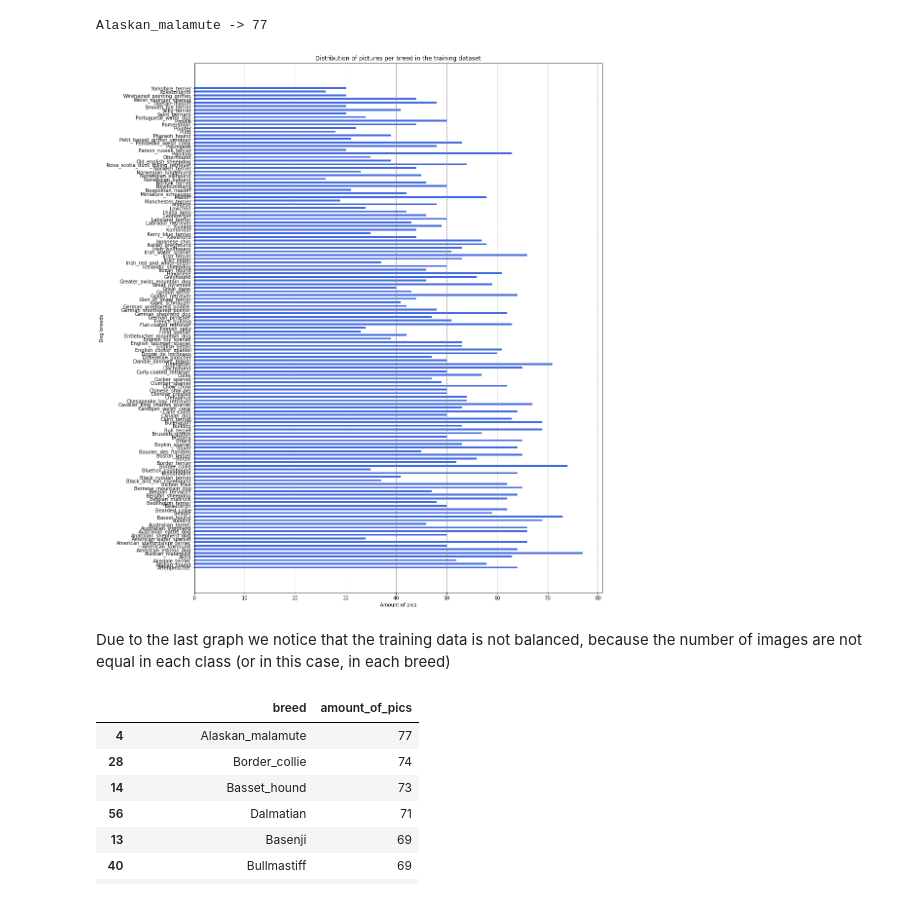
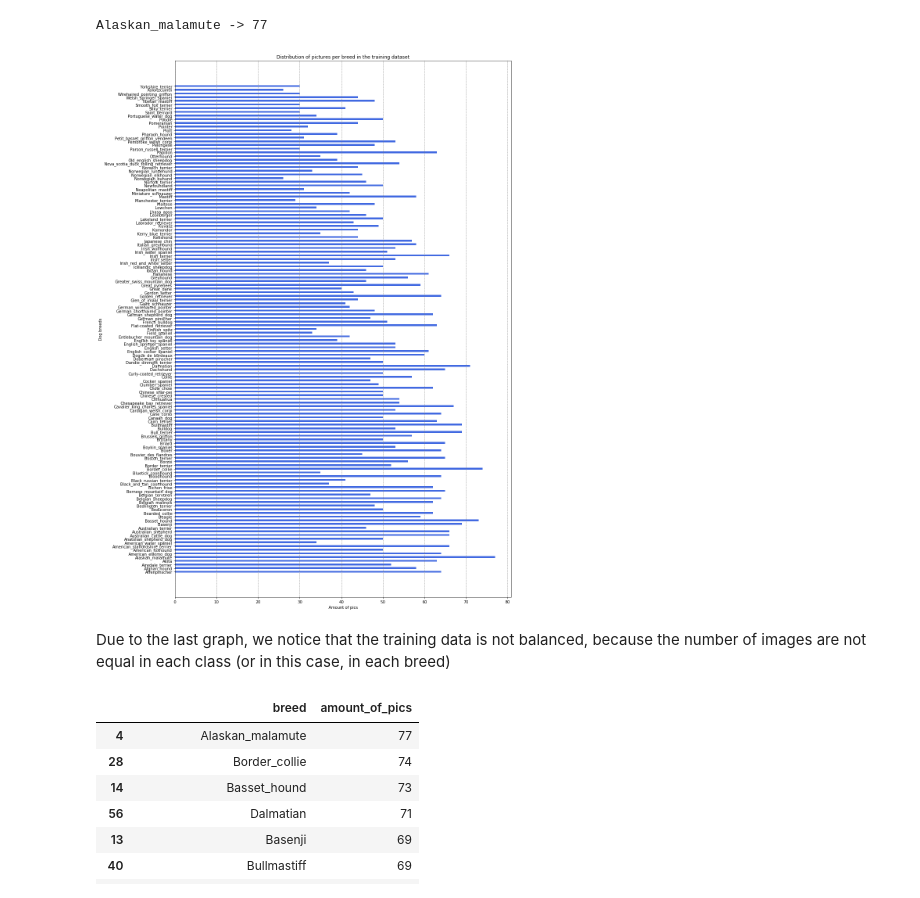
Before and after one commit to alexrop/cnn_dog_breed_classifier, a Jupyter notebook: dog_app.ipynb, the cells around one changed output. Cells and saved outputs as stored; diff of their text form; code cells hidden in the pictures.

Commit message:
Notebook features + New Plots + Enhanced models

```diff
--- a/dog_app.ipynb
+++ b/dog_app.ipynb
@@ -211,19 +187,20 @@ Alaskan_malamute -> 77
 # %%
 plt.figure(figsize = (15, 20))
 
 labels = [dog_names[ids].split('.')[-1] for ids in index]
 
 plt.barh(labels, counts, align = 'center',color = 'royalblue', height = 0.5)
-#plt.xticks(rotation = 90)
-#plt.rcParams.update({'figure.autolayout': True})
 plt.grid(color='gray', linestyle='--', axis='x')
 plt.xlabel('Amount of pics')
 plt.ylabel('Dog breeds')
-plt.title('Distribution of pictures per breed in the training dataset');
+plt.title('Distribution of pictures per breed in the training dataset')
+plt.tight_layout()
+plt.savefig('Pic-1.png', dpi=300, bbox_inches='tight')
+plt.show();
 # %% [output]
-[figure, old version]
+[figure, new version]
 # %% [markdown]
-Due to the last graph we notice that the training data is not balanced, because the number of images are not equal in each class (or in this case, in each breed)
+Due to the last graph, we notice that the training data is not balanced, because the number of images are not equal in each class (or in this case, in each breed)
 # %%
 # We can see in a better way the plot from above if we put the data into a df
 pd.set_option('display.max_rows', len(labels))
```
Also changed, not shown: parts of 46 cells of this notebook, 9 other files.
